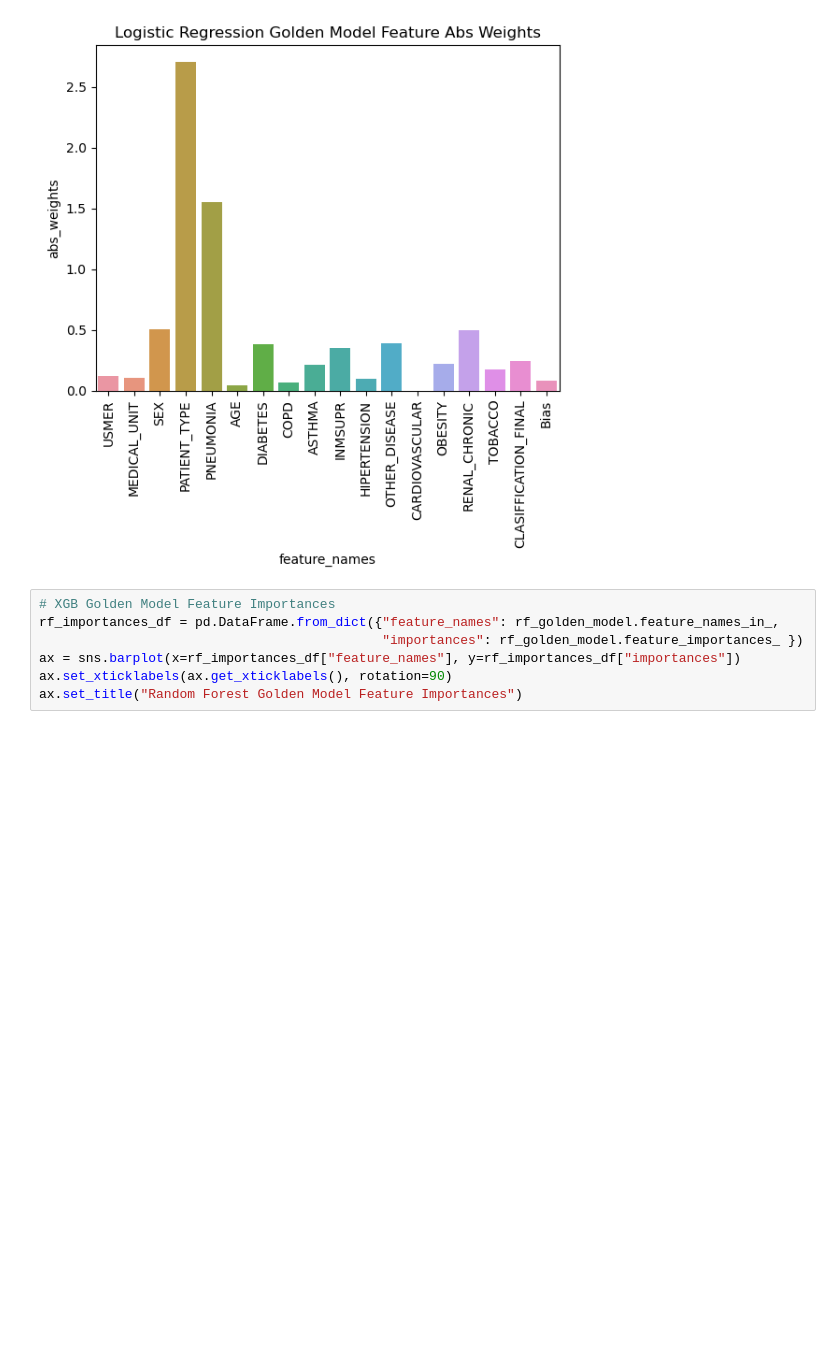
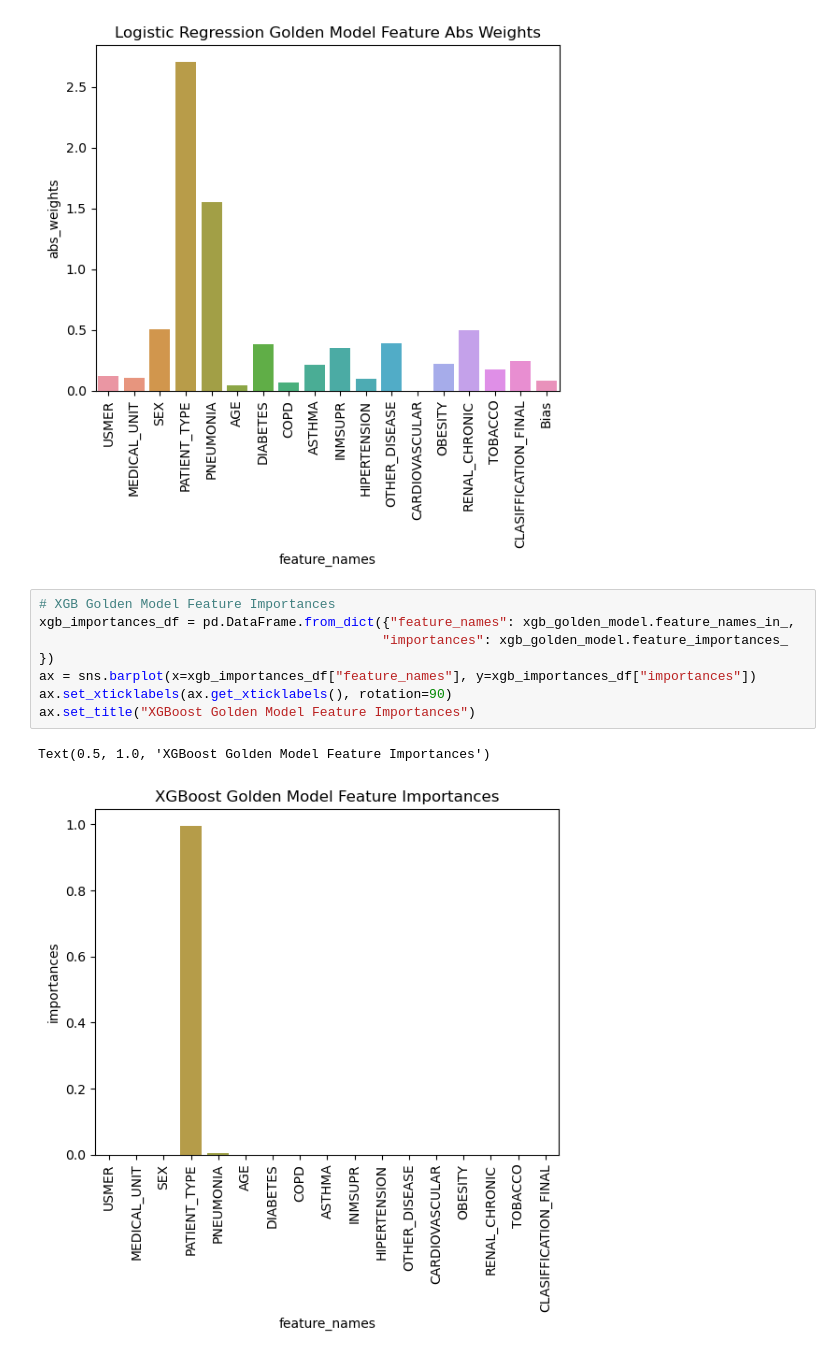
Before and after one commit to zixiangloh/AML_Spring23_G20_Final_Project, a Jupyter notebook: Data_Analysis_Visualization.ipynb, the cells around one changed output. Drawn from its saved outputs; the diff is of its cells as text; blank space fills up the shorter version.

```diff
--- a/Data_Analysis_Visualization.ipynb
+++ b/Data_Analysis_Visualization.ipynb
@@ -1183,8 +1175,11 @@ plt.show()
 [figure]
 # %%
 # XGB Golden Model Feature Importances
-rf_importances_df = pd.DataFrame.from_dict({"feature_names": rf_golden_model.feature_names_in_,
-                                            "importances": rf_golden_model.feature_importances_ })
-ax = sns.barplot(x=rf_importances_df["feature_names"], y=rf_importances_df["importances"])
+xgb_importances_df = pd.DataFrame.from_dict({"feature_names": xgb_golden_model.feature_names_in_,
+                                            "importances": xgb_golden_model.feature_importances_ })
+ax = sns.barplot(x=xgb_importances_df["feature_names"], y=xgb_importances_df["importances"])
 ax.set_xticklabels(ax.get_xticklabels(), rotation=90)
-ax.set_title("Random Forest Golden Model Feature Importances")
+ax.set_title("XGBoost Golden Model Feature Importances")
+# %% [output]
+Text(0.5, 1.0, 'XGBoost Golden Model Feature Importances')
+[figure, added]
```
Also changed, not shown: parts of 3 cells of this notebook, 1 other file.
